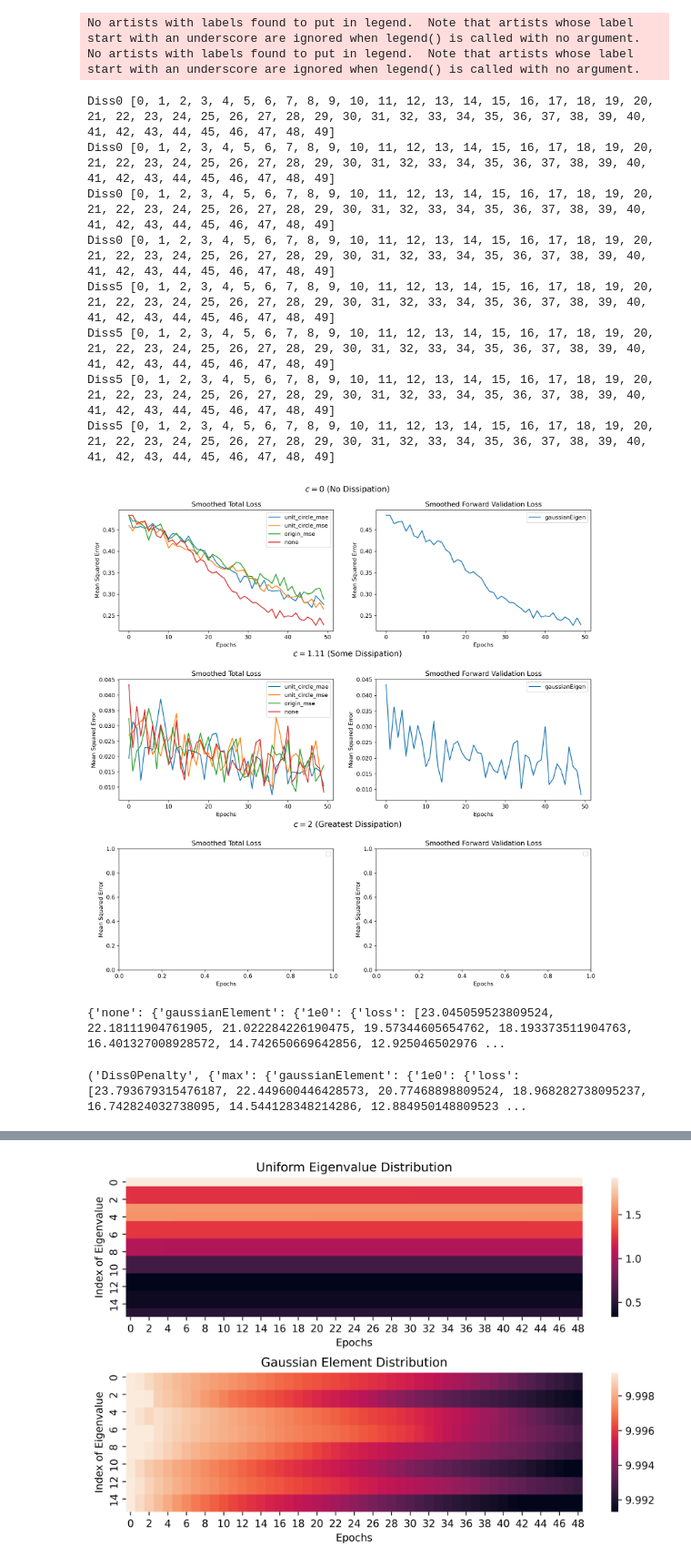
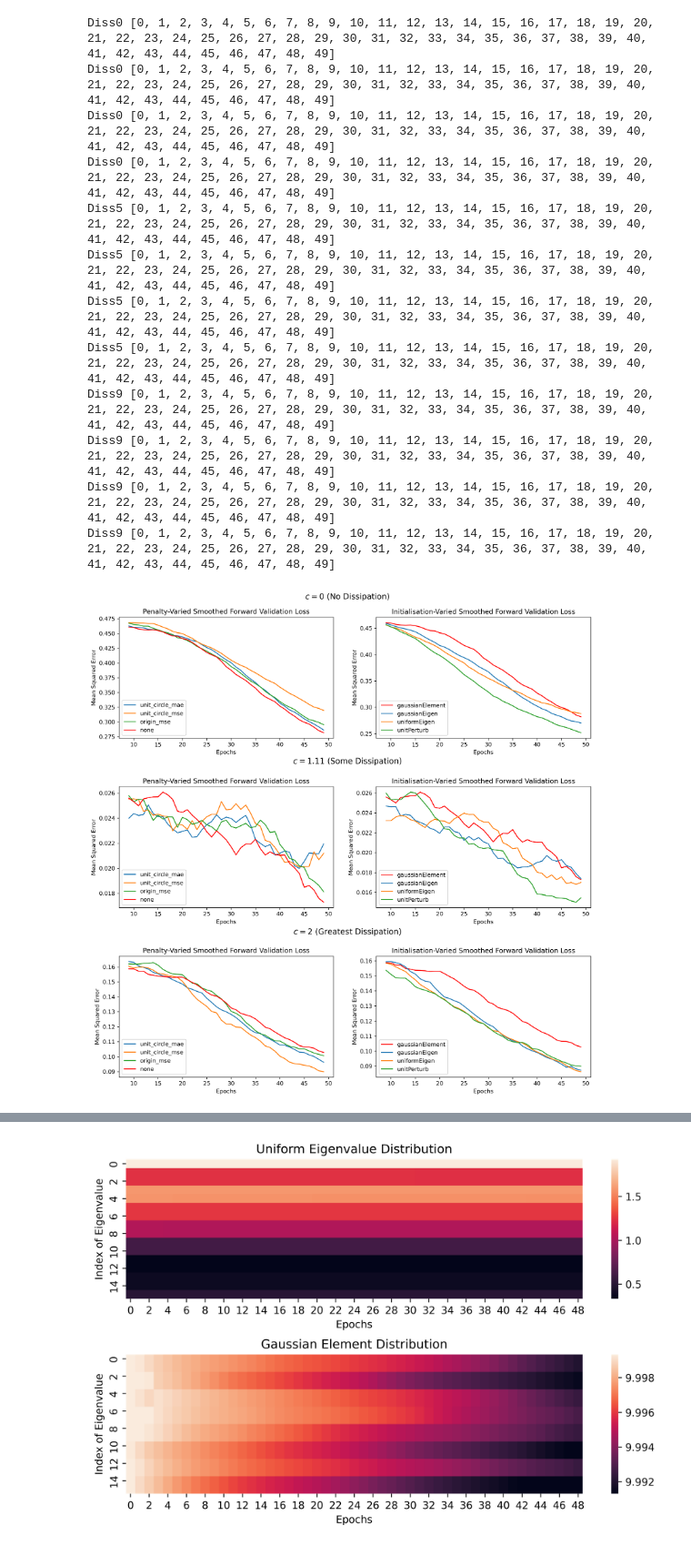
Before and after one commit to jackmiller2003/kae-cyclones, a Jupyter notebook: src/graphing_from_csv.ipynb, the cells around one changed output, grey strips where cells are left out. Shown at 91% size. Cells and saved outputs as stored; diff of their text form; code cells hidden in the pictures.

```diff
--- a/src/graphing_from_csv.ipynb
+++ b/src/graphing_from_csv.ipynb
@@ -13,3 +14,7 @@ from pandas import DataFrame as df
+# %%
+def smooth(x,y, N=10):
+    cumsum = np.cumsum(np.insert(y, 0, 0))
+    return x[N-1:], (cumsum[N:] - cumsum[:-N]) / float(N)
 # %%
 logger = logging.getLogger('my_module_name')
 otherResults = []
@@ -68,61 +87,65 @@ Arguments: ()
 fig, axs = plt.subplots(3,2,figsize=(15,15), dpi=300)
 otherResults = []
 
-with open("/home/156/jm0124/kae-cyclones/results/run_data/pendulumDiss0_5.json", 'r') as f:
+with open("/home/156/jm0124/kae-cyclones/results/run_data/pendulum0_overnight.json", 'r') as f:
      otherResults.append(('Diss0', json.load(f)))
 
-with open("/home/156/jm0124/kae-cyclones/results/run_data/pendulumDiss5_2.json", 'r') as f:
+with open("/home/156/jm0124/kae-cyclones/results/run_data/pendulum5_overnight.json", 'r') as f:
     otherResults.append(('Diss5', json.load(f)))
 
-# with open("/home/156/jm0124/kae-cyclones/results/run_data/pendulumDiss9.json", 'r') as f:
-#     otherResults.append(('Diss9', json.load(f)))
+with open("/home/156/jm0124/kae-cyclones/results/run_data/pendulum9_overnight.json", 'r') as f:
+    otherResults.append(('Diss9', json.load(f)))
 
 for i, (name, results) in enumerate(otherResults):
     for penaltyName, penalty in results.items():
         if name == 'Diss0': epochs = [x for x in range(50)]
         else: epochs = [x for x in range(50)]
         print(name, epochs)
-
-        axs[i][0].plot(epochs, penalty["gaussianEigen"]["1e0"]["fwd_val"], label=f"{penaltyName}")
+        if penaltyName == 'none':
+            X_, Y_ = smooth(epochs, penalty["gaussianElement"]["1e0"]["fwd_val"])
+            axs[i][0].plot(X_, Y_, label=f"{penaltyName}", color='r')
+        else:
+            X_, Y_ = smooth(epochs, penalty["gaussianElement"]["1e0"]["fwd_val"])
+            axs[i][0].plot(X_, Y_, label=f"{penaltyName}")
 
         if penaltyName == 'none':
             for init_name, init in penalty.items():
-                if not (init_name == 'doubleGaussianEigen' or init_name == 'svdElement'):
-                    axs[i][1].plot(epochs, init["1e0"]["fwd_val"], label=f"{init_name}")
+                if (init_name == 'doubleGaussianEigen' or init_name == 'svdElement'):
+                    continue
+                elif init_name == 'gaussianElement':
+                    X_, Y_ = smooth(epochs, init["1e0"]["fwd_val"])
+                    axs[i][1].plot(X_, Y_, label=f"{init_name}", color='r')
+                else:
+                    X_, Y_ = smooth(epochs, init["1e0"]["fwd_val"])
+                    axs[i][1].plot(X_, Y_, label=f"{init_name}")
 
 for l in axs:
     for ax in l:
         ax.set_xlabel('Epochs')
         ax.set_ylabel('Mean Squared Error')
         # ax.set_yscale('log')
         # ax.set_xscale('log')
-        ax.legend(loc=1)
+        ax.legend(loc=3)
 
-    l[0].set_title('Smoothed Total Loss')
-    l[1].set_title('Smoothed Forward Validation Loss')
+    l[0].set_title('Penalty-Varied Smoothed Forward Validation Loss')
+    l[1].set_title('Initialisation-Varied Smoothed Forward Validation Loss')
 
 plt.figtext(0.5,0.92, "$c = 0$ (No Dissipation)", ha="center", va="top", fontsize=14)
 plt.figtext(0.5,0.65, "$c = 1.11$ (Some Dissipation)", ha="center", va="top", fontsize=14)
 plt.figtext(0.5,0.37, "$c = 2$ (Greatest Dissipation)", ha="center", va="top", fontsize=14)
 plt.subplots_adjust(hspace = 0.4 )
 plt.savefig('new_avg_diss_graph.png')
 # %% [output]
-No artists with labels found to put in legend.  Note that artists whose label start with an underscore are ignored when legend() is called with no argument.
-No artists with labels found to put in legend.  Note that artists whose label start with an underscore are ignored when legend() is called with no argument.
+Diss0 [0, 1, 2, 3, 4, 5, 6, 7, 8, 9, 10, 11, 12, 13, 14, 15, 16, 17, 18, 19, 20, 21, 22, 23, 24, 25, 26, 27, 28, 29, 30, 31, 32, 33, 34, 35, 36, 37, 38, 39, 40, 41, 42, 43, 44, 45, 46, 47, 48, 49]
+Diss0 [0, 1, 2, 3, 4, 5, 6, 7, 8, 9, 10, 11, 12, 13, 14, 15, 16, 17, 18, 19, 20, 21, 22, 23, 24, 25, 26, 27, 28, 29, 30, 31, 32, 33, 34, 35, 36, 37, 38, 39, 40, 41, 42, 43, 44, 45, 46, 47, 48, 49]
+Diss0 [0, 1, 2, 3, 4, 5, 6, 7, 8, 9, 10, 11, 12, 13, 14, 15, 16, 17, 18, 19, 20, 21, 22, 23, 24, 25, 26, 27, 28, 29, 30, 31, 32, 33, 34, 35, 36, 37, 38, 39, 40, 41, 42, 43, 44, 45, 46, 47, 48, 49]
+Diss0 [0, 1, 2, 3, 4, 5, 6, 7, 8, 9, 10, 11, 12, 13, 14, 15, 16, 17, 18, 19, 20, 21, 22, 23, 24, 25, 26, 27, 28, 29, 30, 31, 32, 33, 34, 35, 36, 37, 38, 39, 40, 41, 42, 43, 44, 45, 46, 47, 48, 49]
+Diss5 [0, 1, 2, 3, 4, 5, 6, 7, 8, 9, 10, 11, 12, 13, 14, 15, 16, 17, 18, 19, 20, 21, 22, 23, 24, 25, 26, 27, 28, 29, 30, 31, 32, 33, 34, 35, 36, 37, 38, 39, 40, 41, 42, 43, 44, 45, 46, 47, 48, 49]
+Diss5 [0, 1, 2, 3, 4, 5, 6, 7, 8, 9, 10, 11, 12, 13, 14, 15, 16, 17, 18, 19, 20, 21, 22, 23, 24, 25, 26, 27, 28, 29, 30, 31, 32, 33, 34, 35, 36, 37, 38, 39, 40, 41, 42, 43, 44, 45, 46, 47, 48, 49]
+Diss5 [0, 1, 2, 3, 4, 5, 6, 7, 8, 9, 10, 11, 12, 13, 14, 15, 16, 17, 18, 19, 20, 21, 22, 23, 24, 25, 26, 27, 28, 29, 30, 31, 32, 33, 34, 35, 36, 37, 38, 39, 40, 41, 42, 43, 44, 45, 46, 47, 48, 49]
+Diss5 [0, 1, 2, 3, 4, 5, 6, 7, 8, 9, 10, 11, 12, 13, 14, 15, 16, 17, 18, 19, 20, 21, 22, 23, 24, 25, 26, 27, 28, 29, 30, 31, 32, 33, 34, 35, 36, 37, 38, 39, 40, 41, 42, 43, 44, 45, 46, 47, 48, 49]
+Diss9 [0, 1, 2, 3, 4, 5, 6, 7, 8, 9, 10, 11, 12, 13, 14, 15, 16, 17, 18, 19, 20, 21, 22, 23, 24, 25, 26, 27, 28, 29, 30, 31, 32, 33, 34, 35, 36, 37, 38, 39, 40, 41, 42, 43, 44, 45, 46, 47, 48, 49]
+Diss9 [0, 1, 2, 3, 4, 5, 6, 7, 8, 9, 10, 11, 12, 13, 14, 15, 16, 17, 18, 19, 20, 21, 22, 23, 24, 25, 26, 27, 28, 29, 30, 31, 32, 33, 34, 35, 36, 37, 38, 39, 40, 41, 42, 43, 44, 45, 46, 47, 48, 49]
+Diss9 [0, 1, 2, 3, 4, 5, 6, 7, 8, 9, 10, 11, 12, 13, 14, 15, 16, 17, 18, 19, 20, 21, 22, 23, 24, 25, 26, 27, 28, 29, 30, 31, 32, 33, 34, 35, 36, 37, 38, 39, 40, 41, 42, 43, 44, 45, 46, 47, 48, 49]
+Diss9 [0, 1, 2, 3, 4, 5, 6, 7, 8, 9, 10, 11, 12, 13, 14, 15, 16, 17, 18, 19, 20, 21, 22, 23, 24, 25, 26, 27, 28, 29, 30, 31, 32, 33, 34, 35, 36, 37, 38, 39, 40, 41, 42, 43, 44, 45, 46, 47, 48, 49]
-Diss0 [0, 1, 2, 3, 4, 5, 6, 7, 8, 9, 10, 11, 12, 13, 14, 15, 16, 17, 18, 19, 20, 21, 22, 23, 24, 25, 26, 27, 28, 29, 30, 31, 32, 33, 34, 35, 36, 37, 38, 39, 40, 41, 42, 43, 44, 45, 46, 47, 48, 49]
-Diss0 [0, 1, 2, 3, 4, 5, 6, 7, 8, 9, 10, 11, 12, 13, 14, 15, 16, 17, 18, 19, 20, 21, 22, 23, 24, 25, 26, 27, 28, 29, 30, 31, 32, 33, 34, 35, 36, 37, 38, 39, 40, 41, 42, 43, 44, 45, 46, 47, 48, 49]
-Diss0 [0, 1, 2, 3, 4, 5, 6, 7, 8, 9, 10, 11, 12, 13, 14, 15, 16, 17, 18, 19, 20, 21, 22, 23, 24, 25, 26, 27, 28, 29, 30, 31, 32, 33, 34, 35, 36, 37, 38, 39, 40, 41, 42, 43, 44, 45, 46, 47, 48, 49]
-Diss0 [0, 1, 2, 3, 4, 5, 6, 7, 8, 9, 10, 11, 12, 13, 14, 15, 16, 17, 18, 19, 20, 21, 22, 23, 24, 25, 26, 27, 28, 29, 30, 31, 32, 33, 34, 35, 36, 37, 38, 39, 40, 41, 42, 43, 44, 45, 46, 47, 48, 49]
-Diss5 [0, 1, 2, 3, 4, 5, 6, 7, 8, 9, 10, 11, 12, 13, 14, 15, 16, 17, 18, 19, 20, 21, 22, 23, 24, 25, 26, 27, 28, 29, 30, 31, 32, 33, 34, 35, 36, 37, 38, 39, 40, 41, 42, 43, 44, 45, 46, 47, 48, 49]
-Diss5 [0, 1, 2, 3, 4, 5, 6, 7, 8, 9, 10, 11, 12, 13, 14, 15, 16, 17, 18, 19, 20, 21, 22, 23, 24, 25, 26, 27, 28, 29, 30, 31, 32, 33, 34, 35, 36, 37, 38, 39, 40, 41, 42, 43, 44, 45, 46, 47, 48, 49]
-Diss5 [0, 1, 2, 3, 4, 5, 6, 7, 8, 9, 10, 11, 12, 13, 14, 15, 16, 17, 18, 19, 20, 21, 22, 23, 24, 25, 26, 27, 28, 29, 30, 31, 32, 33, 34, 35, 36, 37, 38, 39, 40, 41, 42, 43, 44, 45, 46, 47, 48, 49]
-Diss5 [0, 1, 2, 3, 4, 5, 6, 7, 8, 9, 10, 11, 12, 13, 14, 15, 16, 17, 18, 19, 20, 21, 22, 23, 24, 25, 26, 27, 28, 29, 30, 31, 32, 33, 34, 35, 36, 37, 38, 39, 40, 41, 42, 43, 44, 45, 46, 47, 48, 49]
-[figure, old version]
+[figure, new version]
-# %%
-print(other)
-# %% [output]
-{'none': {'gaussianElement': {'1e0': {'loss': [23.045059523809524, 22.18111904761905, 21.022284226190475, 19.57344605654762, 18.193373511904763, 16.401327008928572, 14.742650669642856, 12.925046502976 ...
-# %%
-print(otherResults[0])
-# %% [output]
-('Diss0Penalty', {'max': {'gaussianElement': {'1e0': {'loss': [23.793679315476187, 22.449600446428573, 20.77468898809524, 18.968282738095237, 16.742824032738095, 14.544128348214286, 12.884950148809523 ...
```
Also changed, not shown: parts of 6 cells of this notebook, 14 other files.
